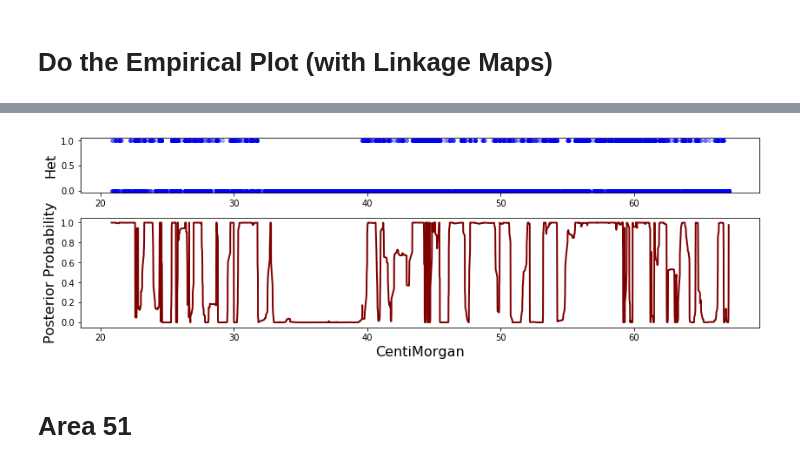
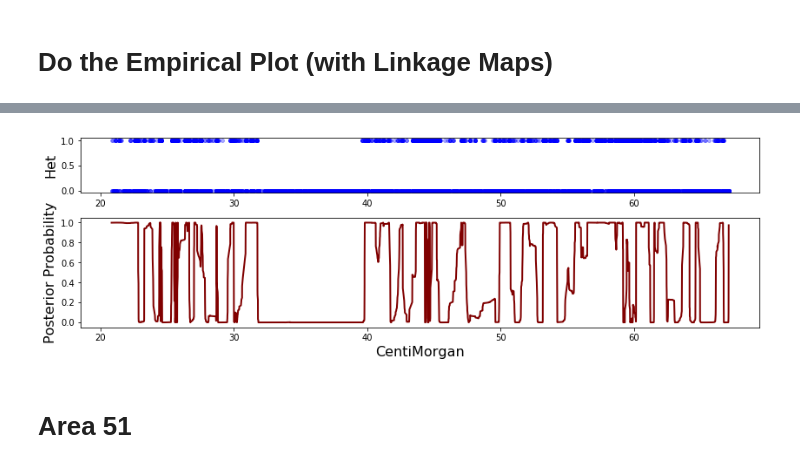
Before and after one commit to hringbauer/hapROH, a Jupyter notebook: Notebooks/figures.ipynb, the cells around one changed output, grey strips where cells are left out. Drawn from its saved outputs; the diff is of its cells as text; code cells hidden in the pictures.

```diff
--- a/Notebooks/figures.ipynb
+++ b/Notebooks/figures.ipynb
@@ -237,5 +236,5 @@ def plot_posterior_cm(folder = "../Simulated/Test20r/", save=False, empirical=Tr
 
     plt.show()
 # %%
-plot_posterior_cm(folder = "../Empirical/Sard20_0-10kROH/", save=True, empirical=True)
+plot_posterior_cm(folder = "../Empirical/Sard100_0-10kROH/", save=True, empirical=True)
 # %% [output]
@@ -243,3 +242,3 @@ Successfully loaded Data from: ../Empirical/Sard20_0-10kROH/
-[figure, old version]
+[figure, new version]
 # %% [markdown]
 # Area 51
```
Also changed, not shown: parts of 3 cells of this notebook, 19 other files.
